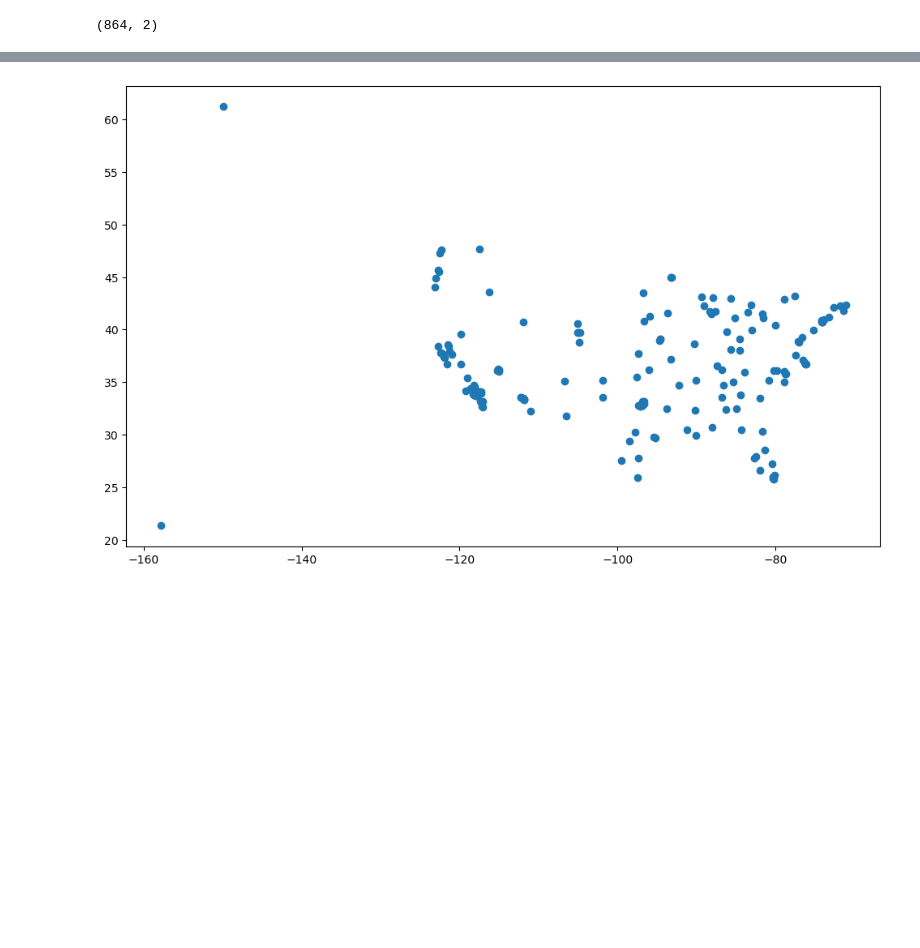
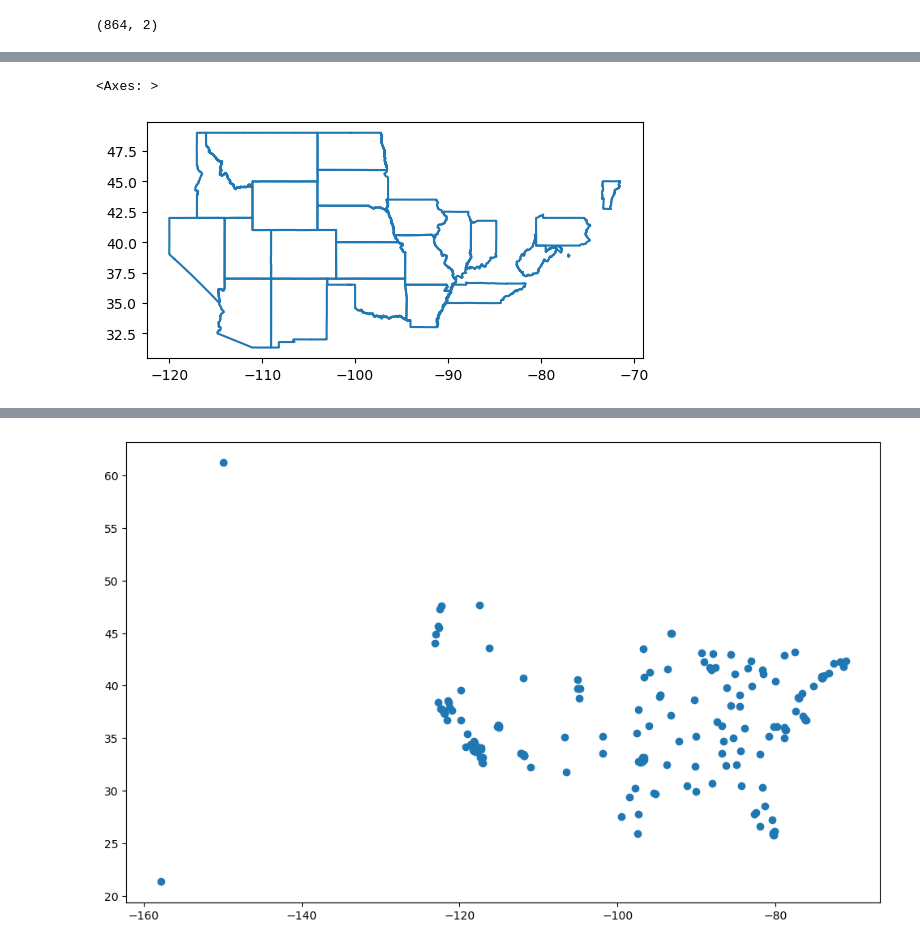
Before and after one commit to rosewisotzky/data_capstone, a Jupyter notebook: notebooks/airport eda.ipynb, the cells around one changed output, grey strips where cells are left out. Saved outputs shown, nothing was run; the diff lists cells and outputs as text; code cells hidden in the pictures; blank space fills up the shorter version.

```diff
--- a/notebooks/airport eda.ipynb
+++ b/notebooks/airport eda.ipynb
@@ -95,0 +106,5 @@ boundary.plot()
+# %%
+states.plot()
+# %% [output]
+<Axes: >
+[figure, added]
```
Also changed, not shown: parts of 9 cells of this notebook, 2 other files.
